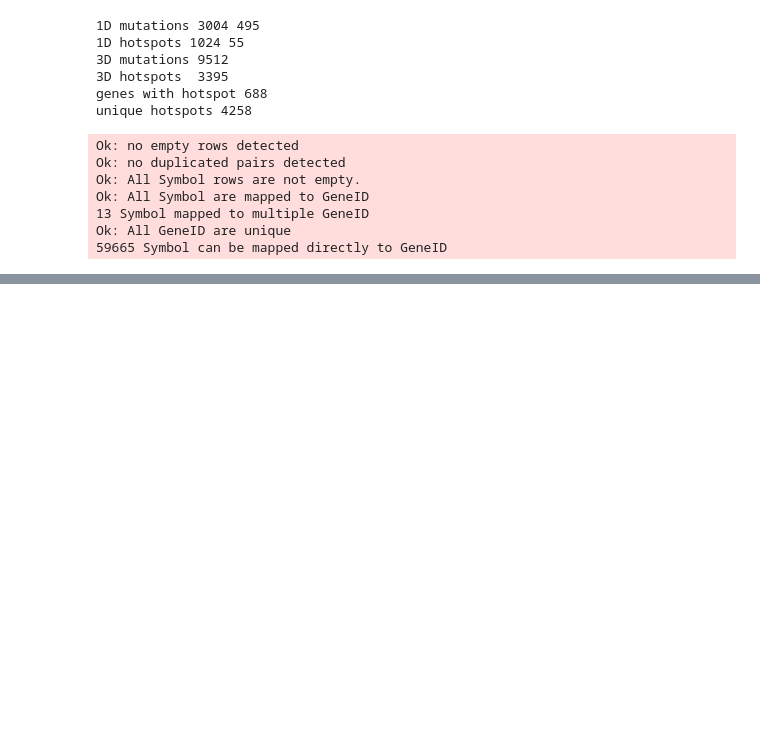
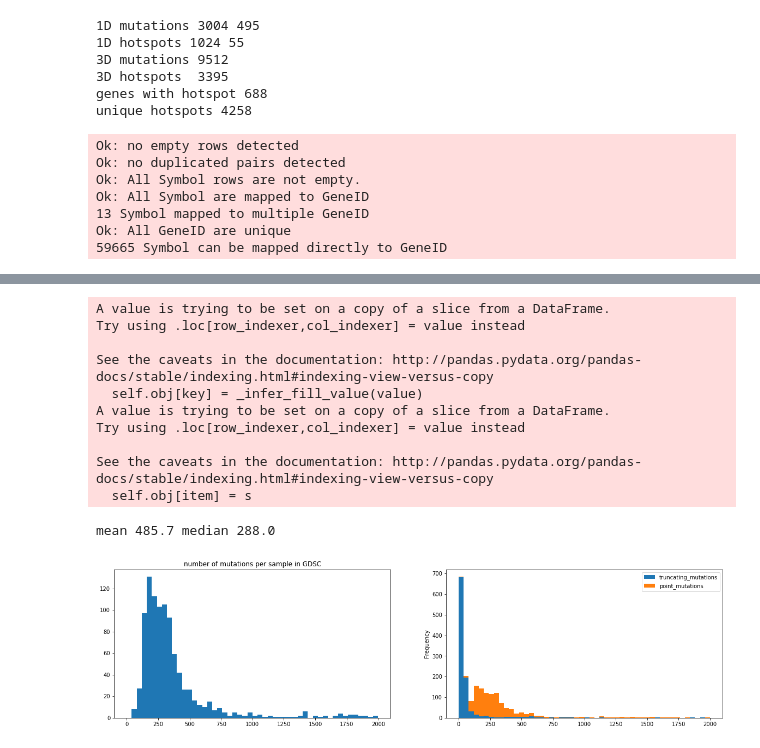
Before and after one commit to esko22/ucb-w210-cap-drug-response, a Jupyter notebook: Variants/mutation_eda.ipynb, the cells around one changed output, grey strips where cells are left out. Cells and saved outputs as stored; diff of their text form; code cells hidden in the pictures; blank space fills up the shorter version.

Commit message:
finished onco map, gene scoring matrix complete

```diff
--- a/Variants/mutation_eda.ipynb
+++ b/Variants/mutation_eda.ipynb
@@ -198,0 +505,3 @@ Ok: All GeneID are unique
+# %%
+gdsc  = variants_df[["COSMIC_ID","Gene","AA","Classification"]]
+gdsc.head(3)
@@ -198,0 +526,34 @@ Ok: All GeneID are unique
+# %%
+# define functional effect of a mutation
+gdsc_truncating = ['frameshift','nonsense','stop_lost','ess_splice']
+gdsc_point = ['missense','Missense','inframe']
+gdsc.loc[gdsc["Classification"].isin(gdsc_truncating),"function"] = "truncating_mutation"
+gdsc.loc[gdsc["Classification"].isin(gdsc_point),"function"] = "point_mutation"
+gdsc = gdsc.loc[gdsc["Classification"].isin(gdsc_truncating+gdsc_point),:]
+
+plt.figure(figsize=(20,5))
+plt.subplot(1,2,1)
+n_mutations_gdsc = gdsc.groupby("COSMIC_ID").size().sort_values(ascending = False)
+tmp = plt.hist(n_mutations_gdsc, bins=50,range = (0,2000))
+tmp = plt.title("number of mutations per sample in GDSC")
+ax = plt.subplot(1,2,2)
+n_LoF = gdsc.loc[gdsc["Classification"].isin(gdsc_truncating ),:].groupby("COSMIC_ID").size().sort_values(ascending = False)
+n_GoF = gdsc.loc[gdsc["Classification"].isin(gdsc_point),:].groupby("COSMIC_ID").size().sort_values(ascending = False)
+df = pd.DataFrame.from_dict({"truncating_mutations":n_LoF,"point_mutations":n_GoF})
+#tmp = plt.hist(n_LoF, bins=50)
+#tmp = plt.title("LoF mutations per sample in GDSC")
+df.plot.hist(stacked = True, bins = 50,ax =ax,range = (0,2000))
+print("mean",round(np.mean(n_mutations_gdsc),1), "median",np.median(n_mutations_gdsc))
+# %% [output]
+A value is trying to be set on a copy of a slice from a DataFrame.
+Try using .loc[row_indexer,col_indexer] = value instead
+
+See the caveats in the documentation: http://pandas.pydata.org/pandas-docs/stable/indexing.html#indexing-view-versus-copy
+  self.obj[key] = _infer_fill_value(value)
+A value is trying to be set on a copy of a slice from a DataFrame.
+Try using .loc[row_indexer,col_indexer] = value instead
+
+See the caveats in the documentation: http://pandas.pydata.org/pandas-docs/stable/indexing.html#indexing-view-versus-copy
+  self.obj[item] = s
+mean 485.7 median 288.0
+[figure, added]
```
Also changed, not shown: parts of 20 cells of this notebook, 1 other file.
